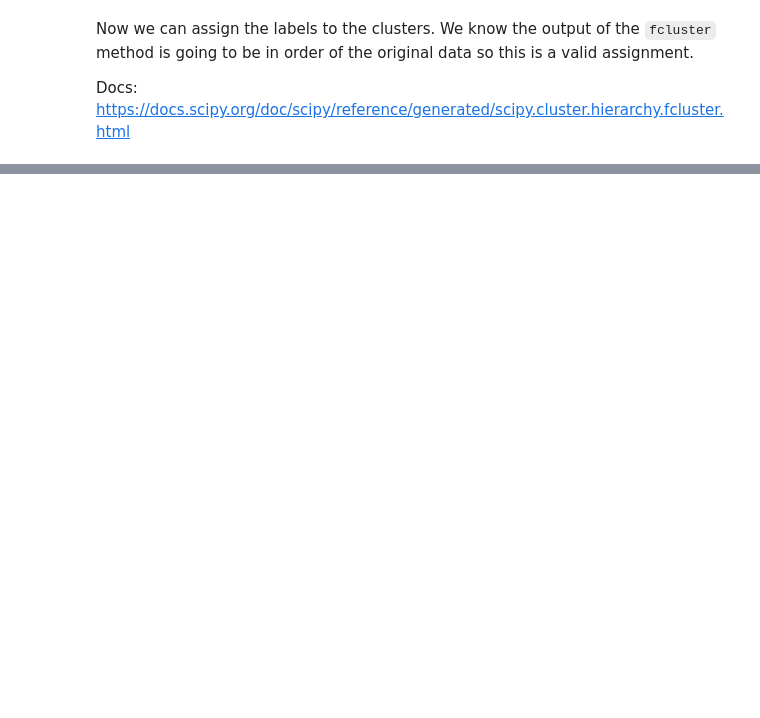
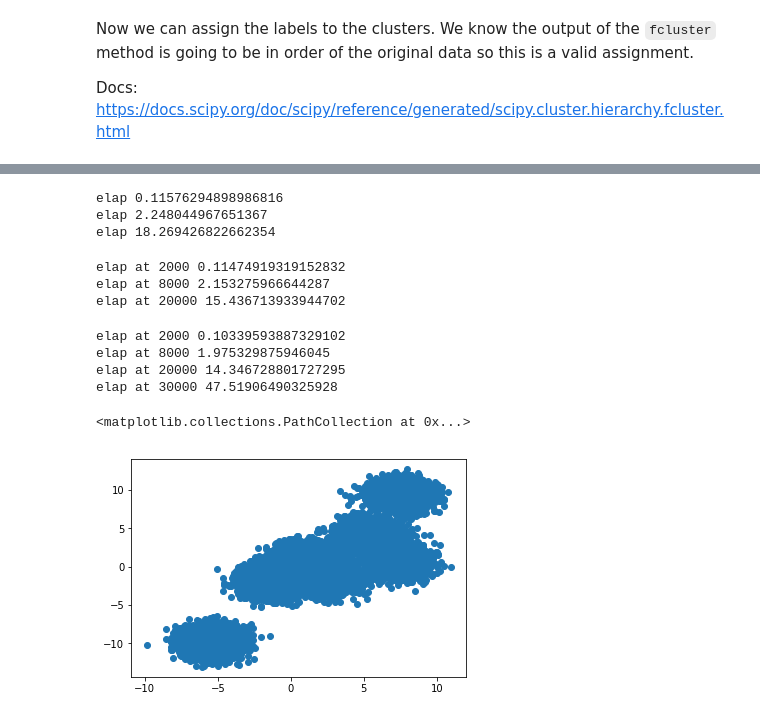
Before and after one commit to pblankley/Asteroid_Tracklets, a Jupyter notebook: Clustering/Cluster_initial_view.ipynb, the cells around one changed output, grey strips where cells are left out. Saved outputs shown, nothing was run; the diff lists cells and outputs as text; code cells hidden in the pictures; blank space fills up the shorter version.

```diff
--- a/Clustering/Cluster_initial_view.ipynb
+++ b/Clustering/Cluster_initial_view.ipynb
@@ -223,0 +270,12 @@ defaultdict(list,
+# %%
+t0 = time()
+times = [2000,8000,20000]
+for t in times:
+    Z1 = linkage(np.random.rand(t,4),'ward')
+    incon = inconsistent(Z,2)
+    clusters_i = fcluster(Z, 1, criterion='inconsistent', R=incon)
+    print('elap',time()-t0)
+# %% [output]
+elap 0.11576294898986816
+elap 2.248044967651367
+elap 18.269426822662354
@@ -223,0 +284,38 @@ defaultdict(list,
+# %%
+t0 = time()
+times = [2000,8000,20000]#60000,120000]
+res= []
+for t in times:
+    t0 = time()
+    Z1 = linkage(np.random.rand(t,4),'ward')
+    clusters_i = fcluster(Z, .003, criterion='distance')
+    res.append(time()-t0)
+    print('elap at %s'%t,time()-t0)
+# %% [output]
+elap at 2000 0.11474919319152832
+elap at 8000 2.153275966644287
+elap at 20000 15.436713933944702
+# %%
+from sklearn import cluster, datasets, mixture
+
+times = [2000,8000,20000,30000]#60000,120000]
+res= []
+for t in times:
+    t0=time()
+    blobs = datasets.make_blobs(n_samples=t, n_features=2,random_state=8,centers=8)
+#     plt.scatter(blobs[0][:,0],blobs[0][:,1])
+    Z = linkage(blobs[0],'ward')
+    incon = inconsistent(Z,20)
+    clusters_i = fcluster(Z, 3, criterion='distance')
+    res.append(time()-t0)
+    print('elap at %s'%t,time()-t0)
+
+blobs = datasets.make_blobs(n_samples=20000, n_features=2,random_state=8,centers=8)
+plt.scatter(blobs[0][:,0],blobs[0][:,1])
+# %% [output]
+elap at 2000 0.10339593887329102
+elap at 8000 1.975329875946045
+elap at 20000 14.346728801727295
+elap at 30000 47.51906490325928
+<matplotlib.collections.PathCollection at 0x...>
+[figure, added]
```
Also changed, not shown: parts of 10 cells of this notebook.
